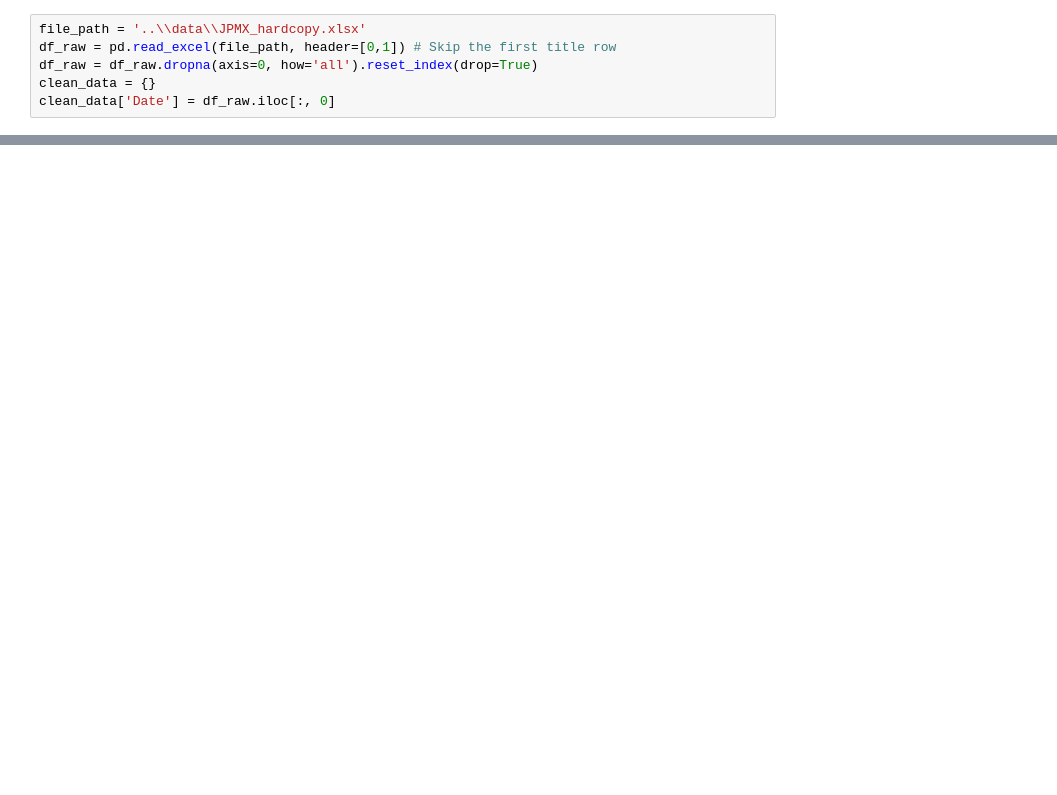
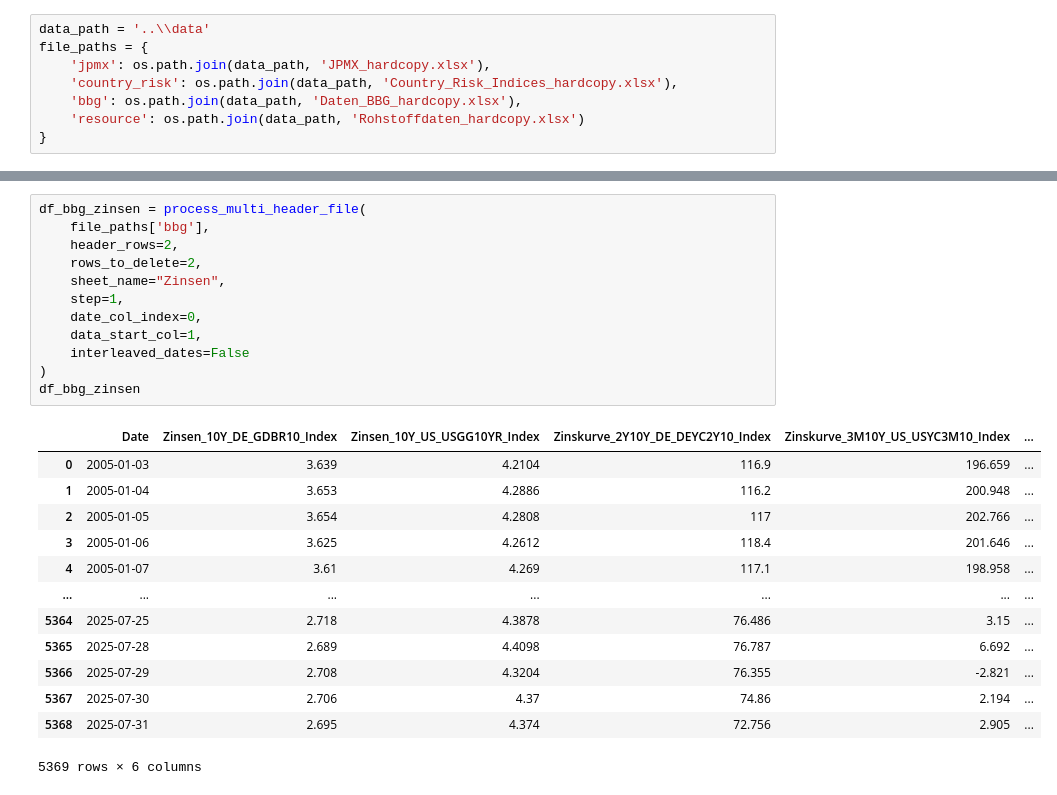
Before and after one commit to marcosarkady/geopolitical-risk-prediction-em-bonds, a Jupyter notebook: src/01_load_data.ipynb, the cells around one changed output, grey strips where cells are left out. Cells and saved outputs as stored; diff of their text form; blank space fills up the shorter version.

```diff
--- a/src/01_load_data.ipynb
+++ b/src/01_load_data.ipynb
@@ -3,6 +6,8 @@ import pandas as pd
 # %%
-file_path = '..\\data\\JPMX_hardcopy.xlsx'
-df_raw = pd.read_excel(file_path, header=[0,1]) # Skip the first title row
-df_raw = df_raw.dropna(axis=0, how='all').reset_index(drop=True)
-clean_data = {}
-clean_data['Date'] = df_raw.iloc[:, 0]
+data_path = '..\\data'
+file_paths = {
+    'jpmx': os.path.join(data_path, 'JPMX_hardcopy.xlsx'),
+    'country_risk': os.path.join(data_path, 'Country_Risk_Indices_hardcopy.xlsx'),
+    'bbg': os.path.join(data_path, 'Daten_BBG_hardcopy.xlsx'),
+    'resource': os.path.join(data_path, 'Rohstoffdaten_hardcopy.xlsx')
+}
@@ -36,0 +210,26 @@ df
+# %%
+df_bbg_zinsen = process_multi_header_file(
+    file_paths['bbg'],
+    header_rows=2,
+    rows_to_delete=2,
+    sheet_name="Zinsen",
+    step=1,
+    date_col_index=0,
+    data_start_col=1,
+    interleaved_dates=False
+)
+df_bbg_zinsen
+# %% [output]
+|  | Date | Zinsen_10Y_DE_GDBR10_Index | Zinsen_10Y_US_USGG10YR_Index | Zinskurve_2Y10Y_DE_DEYC2Y10_Index | Zinskurve_3M10Y_US_USYC3M10_Index | ... |
+| 0 | 2005-01-03 | 3.639 | 4.2104 | 116.9 | 196.659 | ... |
+| 1 | 2005-01-04 | 3.653 | 4.2886 | 116.2 | 200.948 | ... |
+| 2 | 2005-01-05 | 3.654 | 4.2808 | 117 | 202.766 | ... |
+| 3 | 2005-01-06 | 3.625 | 4.2612 | 118.4 | 201.646 | ... |
+| 4 | 2005-01-07 | 3.61 | 4.269 | 117.1 | 198.958 | ... |
+| ... | ... | ... | ... | ... | ... | ... |
+| 5364 | 2025-07-25 | 2.718 | 4.3878 | 76.486 | 3.15 | ... |
+| 5365 | 2025-07-28 | 2.689 | 4.4098 | 76.787 | 6.692 | ... |
+| 5366 | 2025-07-29 | 2.708 | 4.3204 | 76.355 | -2.821 | ... |
+| 5367 | 2025-07-30 | 2.706 | 4.37 | 74.86 | 2.194 | ... |
+| 5368 | 2025-07-31 | 2.695 | 4.374 | 72.756 | 2.905 | ... |
+5369 rows × 6 columns
```
Also changed, not shown: parts of 15 cells of this notebook, 3 other files.
